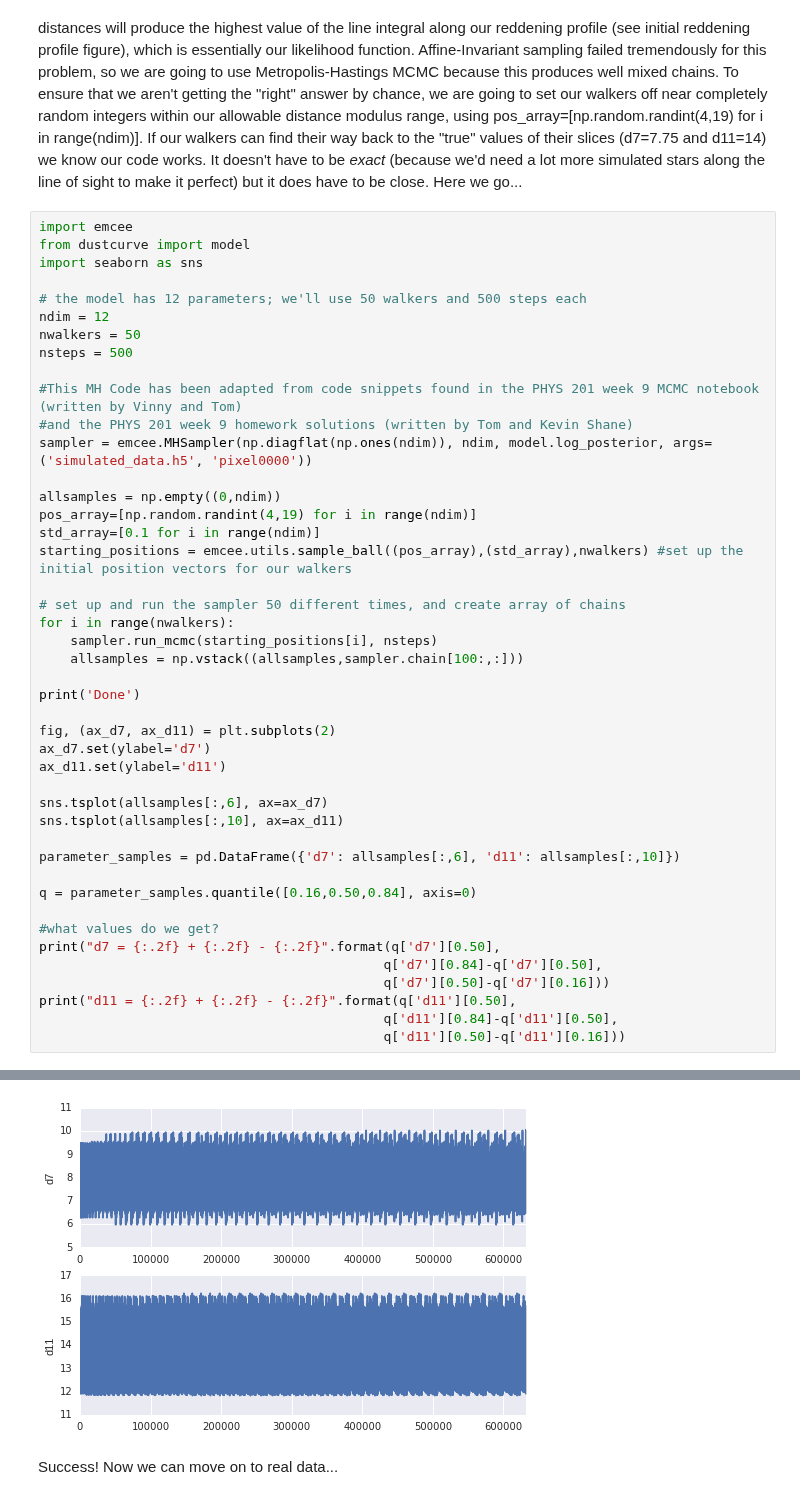
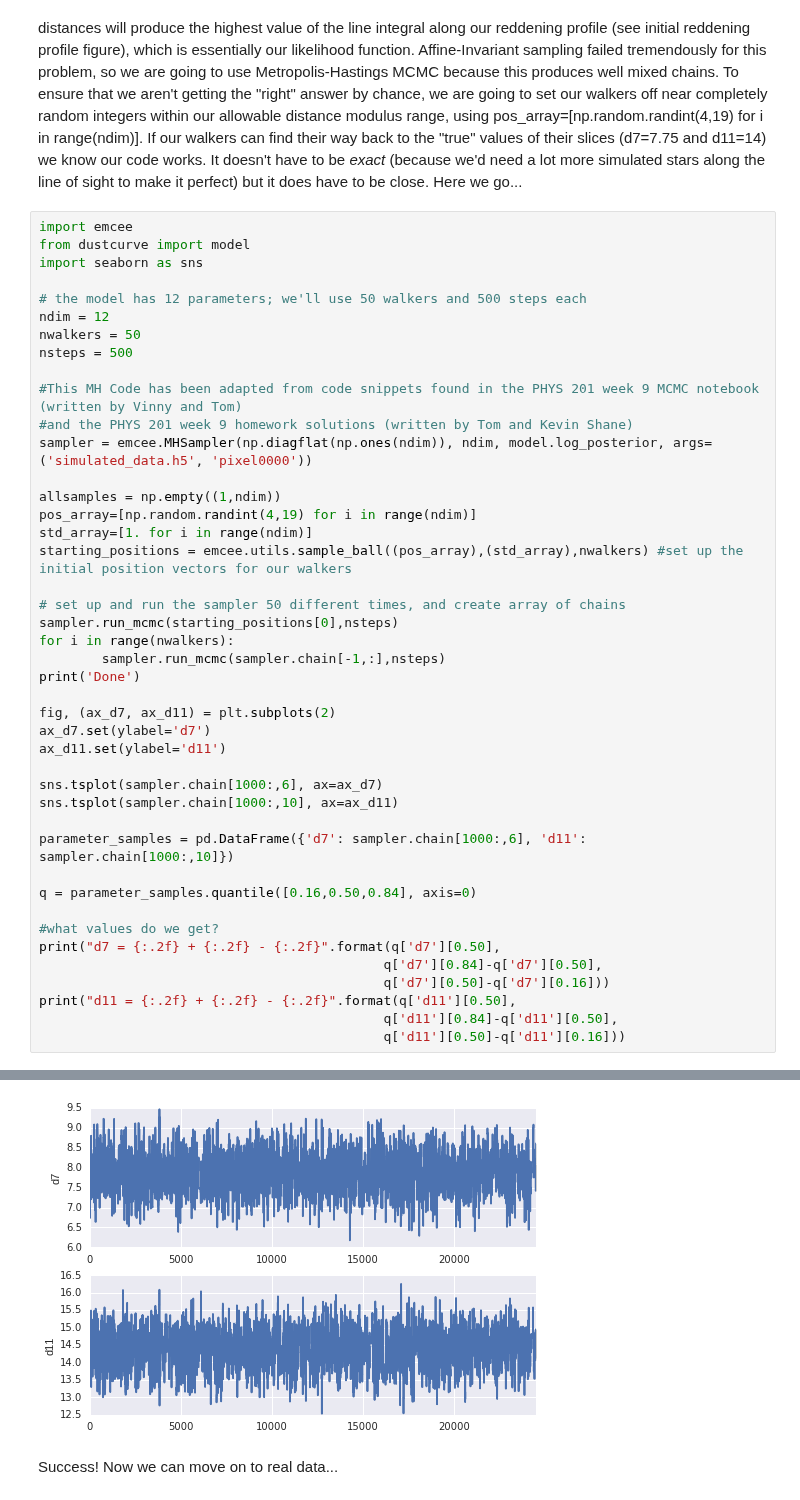
Before and after one commit to catherinezucker/dustcurve, a Jupyter notebook: model.ipynb, the cells around one changed output, grey strips where cells are left out. Drawn from its saved outputs; the diff is of its cells as text.

Commit message:
allsamples bug

```diff
--- a/model.ipynb
+++ b/model.ipynb
@@ -159,26 +159,25 @@ nsteps = 500
 #and the PHYS 201 week 9 homework solutions (written by Tom and Kevin Shane)
 sampler = emcee.MHSampler(np.diagflat(np.ones(ndim)), ndim, model.log_posterior, args=('simulated_data.h5', 'pixel0000'))
 
-allsamples = np.empty((0,ndim))
+allsamples = np.empty((1,ndim))
 pos_array=[np.random.randint(4,19) for i in range(ndim)]
-std_array=[0.1 for i in range(ndim)]
+std_array=[1. for i in range(ndim)]
 starting_positions = emcee.utils.sample_ball((pos_array),(std_array),nwalkers) #set up the initial position vectors for our walkers
 
 # set up and run the sampler 50 different times, and create array of chains
+sampler.run_mcmc(starting_positions[0],nsteps)
 for i in range(nwalkers):
-    sampler.run_mcmc(starting_positions[i], nsteps)
-    allsamples = np.vstack((allsamples,sampler.chain[100:,:]))
-
+        sampler.run_mcmc(sampler.chain[-1,:],nsteps)
 print('Done')
 
 fig, (ax_d7, ax_d11) = plt.subplots(2)
 ax_d7.set(ylabel='d7')
 ax_d11.set(ylabel='d11')
 
-sns.tsplot(allsamples[:,6], ax=ax_d7)
-sns.tsplot(allsamples[:,10], ax=ax_d11)
+sns.tsplot(sampler.chain[1000:,6], ax=ax_d7)
+sns.tsplot(sampler.chain[1000:,10], ax=ax_d11)
 
-parameter_samples = pd.DataFrame({'d7': allsamples[:,6], 'd11': allsamples[:,10]})
+parameter_samples = pd.DataFrame({'d7': sampler.chain[1000:,6], 'd11': sampler.chain[1000:,10]})
 
 q = parameter_samples.quantile([0.16,0.50,0.84], axis=0)
 
@@ -196,3 +195,3 @@ d11 = 14.42 + 0.52 - 0.62
-[figure, old version]
+[figure, new version]
 # %% [markdown]
 Success! Now we can move on to real data...
```
Also changed, not shown: parts of 2 cells of this notebook.
